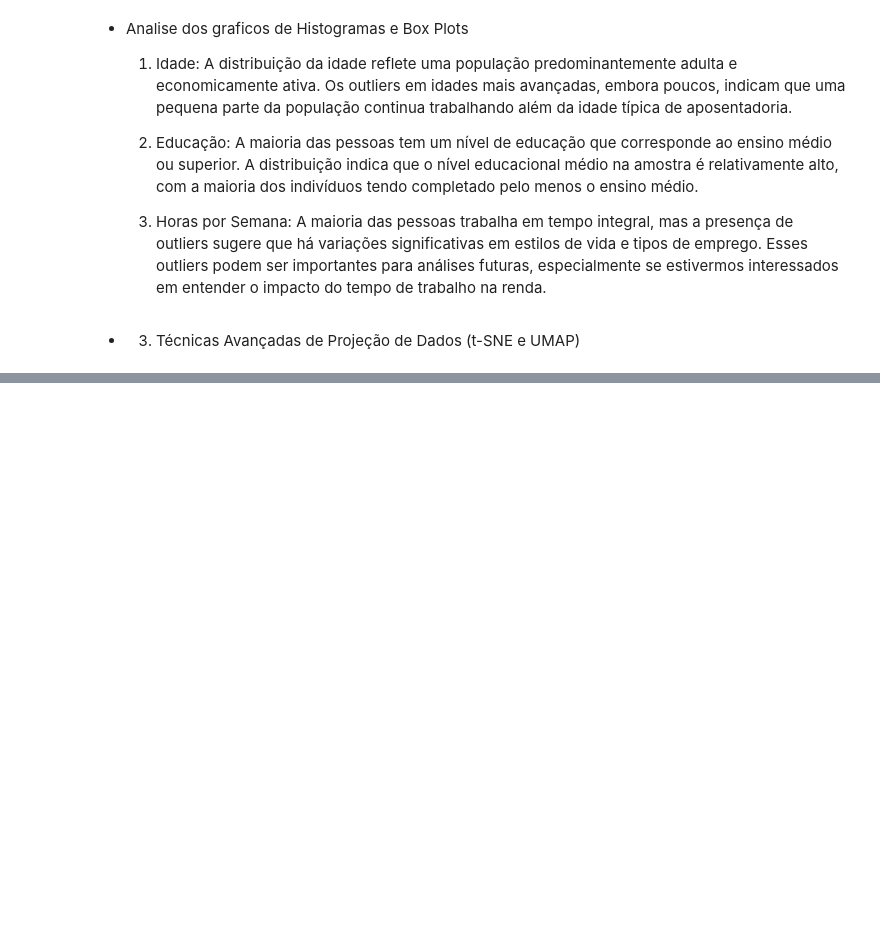
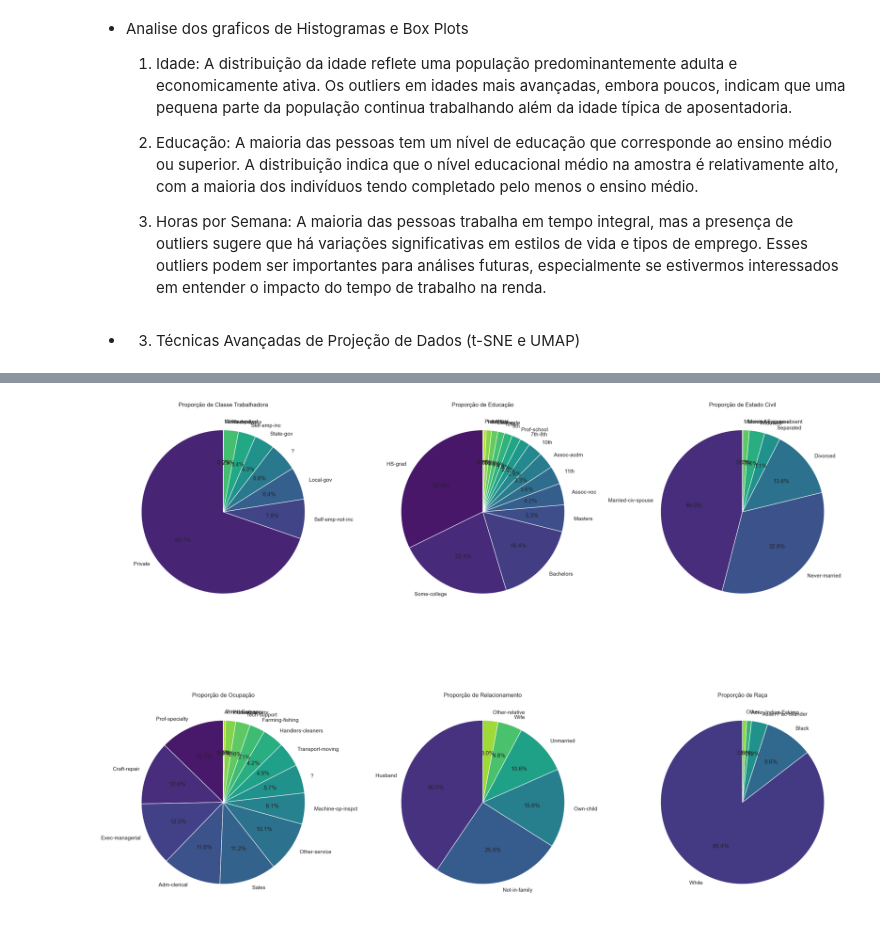
Before and after one commit to lucass235/Analise_dados_pos, a Jupyter notebook: scripts/Analise_exploratoria_dos_dados.ipynb, the cells around one changed output, grey strips where cells are left out. Cells and saved outputs as stored; diff of their text form; code cells hidden in the pictures; blank space fills up the shorter version.

```diff
--- a/scripts/Analise_exploratoria_dos_dados.ipynb
+++ b/scripts/Analise_exploratoria_dos_dados.ipynb
@@ -296,0 +335,15 @@ if show_analytics_TSNE_and_umap:
+# %%
+# Configurações gerais para os gráficos de pizza
+plt.figure(figsize=(22, 18))
+
+# Criando gráficos de pizza para as variáveis categóricas
+for i, column in enumerate(categorical_columns[:6], 1):  # Limitado a 6 gráficos para melhor visualização
+    plt.subplot(2, 3, i)
+    data[column].value_counts().plot.pie(autopct='%1.1f%%', colors=sns.color_palette("viridis", len(data[column].unique())), startangle=90)
+    plt.title(f'Proporção de {column}')
+    plt.ylabel('')  # Remove o rótulo y para gráficos de pizza
+
+plt.tight_layout()
+plt.show()
+# %% [output]
+[figure, added]
```
Also changed, not shown: parts of 14 cells of this notebook.
